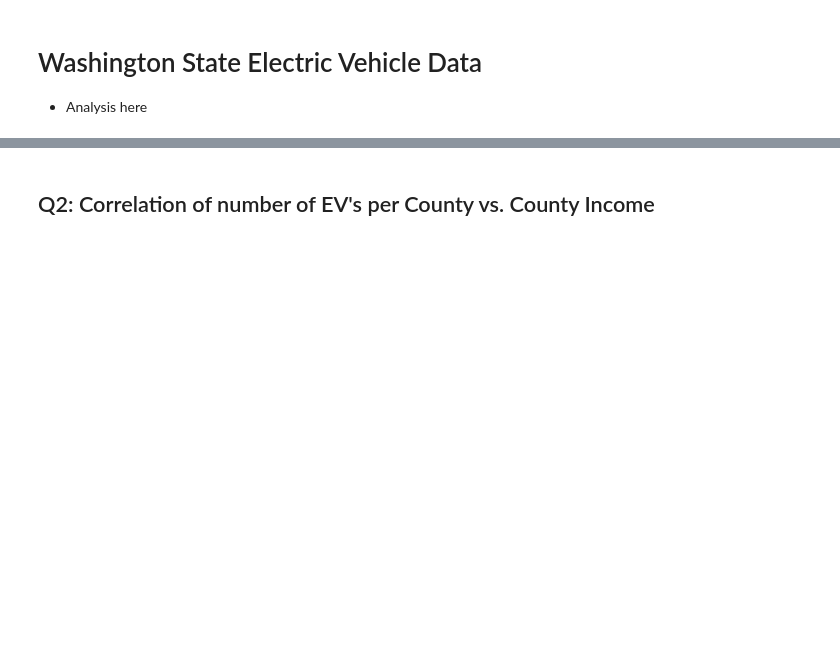
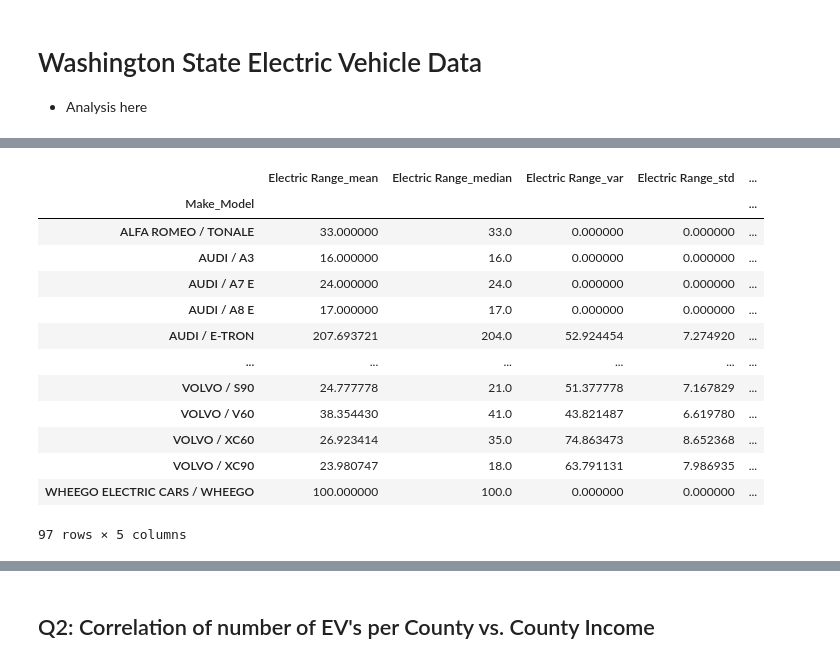
Before and after one commit to bhart4278/FINAL_Project_1_T3, a Jupyter notebook: EvProjectPy/Main_Project_Code.ipynb, the cells around one changed output, grey strips where cells are left out. Saved outputs shown, nothing was run; the diff lists cells and outputs as text; code cells hidden in the pictures; blank space fills up the shorter version.

Commit message:
First question

```diff
--- a/EvProjectPy/Main_Project_Code.ipynb
+++ b/EvProjectPy/Main_Project_Code.ipynb
@@ -5,0 +6,15 @@
+# %%
+import matplotlib.pyplot as plt
+import pandas as pd
+import scipy.stats as st
+from pathlib import Path
+import numpy as np
+
+# Data file path
+EV_path = "Resources/Electric_Vehicle_Population_Data.csv"
+
+# Read the CSV into a Pandas DataFrame
+EV_df = pd.read_csv(EV_path, low_memory=False)
+
+# Print the first five rows of data to the screen
+EV_df.head()
@@ -5,0 +121,25 @@
+# %%
+# Narrowed down the initial list with only Make_Models that have an Electric Range >0 and created a summary statistics to determine which cars will be used for the Electric Range vs Poularity correlation
+ev_popularity_stats=EV_df[EV_df["Electric Range"]>0]
+
+summary_stats = ['mean','median','var','std','sem']
+agg_ev_popularity=ev_popularity_stats.groupby(['Make_Model']).agg({'Electric Range': summary_stats})
+
+agg_ev_popularity.columns = ['_'.join(col).strip() for col in agg_ev_popularity.columns.values]
+agg_ev_popularity.to_csv("Outputs/summarystats.csv")
+agg_ev_popularity
+# %% [output]
+|  | Electric Range_mean | Electric Range_median | Electric Range_var | Electric Range_std | ... |
+| Make_Model |  |  |  |  | ... |
+| ALFA ROMEO / TONALE | 33.000000 | 33.0 | 0.000000 | 0.000000 | ... |
+| AUDI / A3 | 16.000000 | 16.0 | 0.000000 | 0.000000 | ... |
+| AUDI / A7 E | 24.000000 | 24.0 | 0.000000 | 0.000000 | ... |
+| AUDI / A8 E | 17.000000 | 17.0 | 0.000000 | 0.000000 | ... |
+| AUDI / E-TRON | 207.693721 | 204.0 | 52.924454 | 7.274920 | ... |
+| ... | ... | ... | ... | ... | ... |
+| VOLVO / S90 | 24.777778 | 21.0 | 51.377778 | 7.167829 | ... |
+| VOLVO / V60 | 38.354430 | 41.0 | 43.821487 | 6.619780 | ... |
+| VOLVO / XC60 | 26.923414 | 35.0 | 74.863473 | 8.652368 | ... |
+| VOLVO / XC90 | 23.980747 | 18.0 | 63.791131 | 7.986935 | ... |
+| WHEEGO ELECTRIC CARS / WHEEGO | 100.000000 | 100.0 | 0.000000 | 0.000000 | ... |
+97 rows × 5 columns
```
Also changed, not shown: parts of 10 cells of this notebook, 5 other files.
